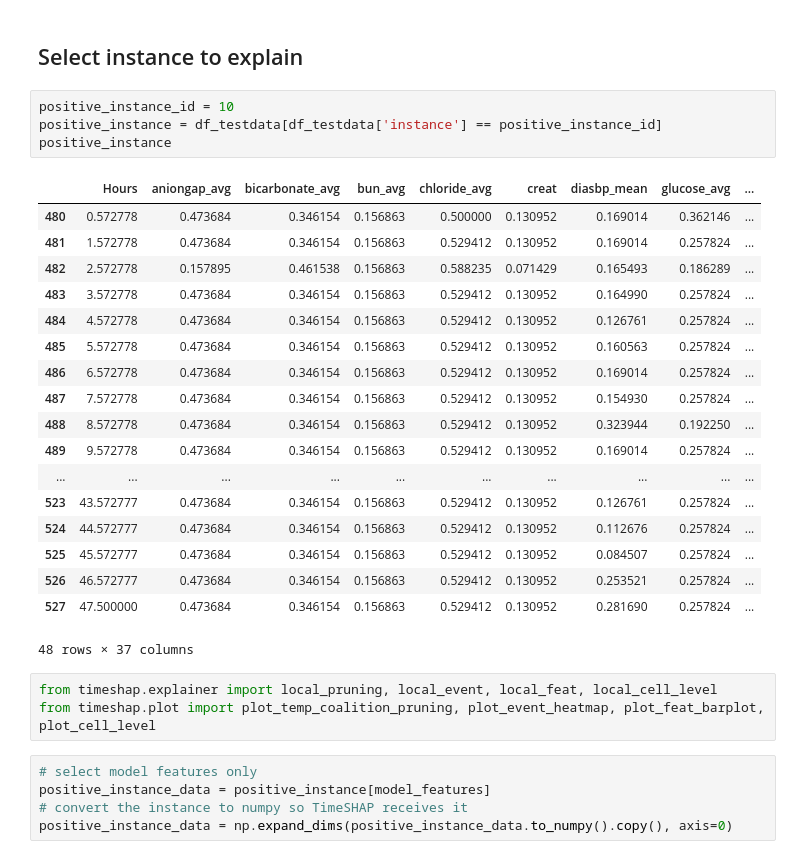
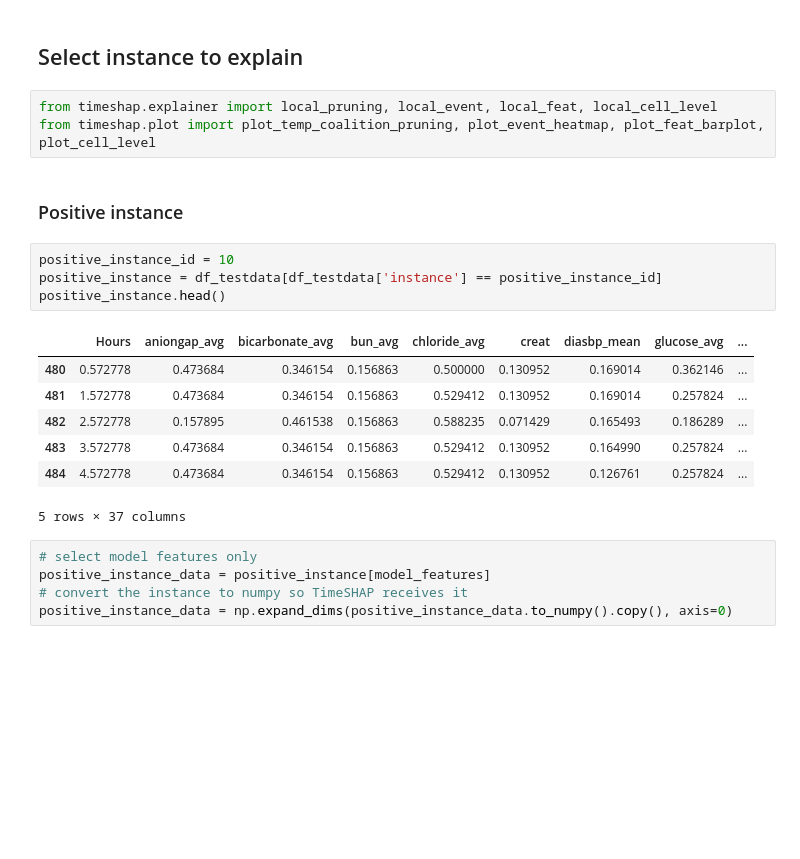
Before and after one commit to charicf/DoctorDisease2.0_AKI, a Jupyter notebook: ml_model/Explainability.ipynb, the cells around one changed output. Drawn from its saved outputs; the diff is of its cells as text; blank space fills up the shorter version.

```diff
--- a/ml_model/Explainability.ipynb
+++ b/ml_model/Explainability.ipynb
@@ -606,32 +606,23 @@ average_sequence = calc_avg_sequence_v2(df_testdata,
                                      entity_col=sequence_id_feat)
 # %% [markdown]
 ## Select instance to explain
-# %%
-positive_instance_id = 10
-positive_instance = df_testdata[df_testdata['instance'] == positive_instance_id]
-positive_instance
-# %% [output]
-|  | Hours | aniongap_avg | bicarbonate_avg | bun_avg | chloride_avg | creat | diasbp_mean | glucose_avg | ... |
-| 480 | 0.572778 | 0.473684 | 0.346154 | 0.156863 | 0.500000 | 0.130952 | 0.169014 | 0.362146 | ... |
-| 481 | 1.572778 | 0.473684 | 0.346154 | 0.156863 | 0.529412 | 0.130952 | 0.169014 | 0.257824 | ... |
-| 482 | 2.572778 | 0.157895 | 0.461538 | 0.156863 | 0.588235 | 0.071429 | 0.165493 | 0.186289 | ... |
-| 483 | 3.572778 | 0.473684 | 0.346154 | 0.156863 | 0.529412 | 0.130952 | 0.164990 | 0.257824 | ... |
-| 484 | 4.572778 | 0.473684 | 0.346154 | 0.156863 | 0.529412 | 0.130952 | 0.126761 | 0.257824 | ... |
-| 485 | 5.572778 | 0.473684 | 0.346154 | 0.156863 | 0.529412 | 0.130952 | 0.160563 | 0.257824 | ... |
-| 486 | 6.572778 | 0.473684 | 0.346154 | 0.156863 | 0.529412 | 0.130952 | 0.169014 | 0.257824 | ... |
-| 487 | 7.572778 | 0.473684 | 0.346154 | 0.156863 | 0.529412 | 0.130952 | 0.154930 | 0.257824 | ... |
-| 488 | 8.572778 | 0.473684 | 0.346154 | 0.156863 | 0.529412 | 0.130952 | 0.323944 | 0.192250 | ... |
-| 489 | 9.572778 | 0.473684 | 0.346154 | 0.156863 | 0.529412 | 0.130952 | 0.169014 | 0.257824 | ... |
-| ... | ... | ... | ... | ... | ... | ... | ... | ... | ... |
-| 523 | 43.572777 | 0.473684 | 0.346154 | 0.156863 | 0.529412 | 0.130952 | 0.126761 | 0.257824 | ... |
-| 524 | 44.572777 | 0.473684 | 0.346154 | 0.156863 | 0.529412 | 0.130952 | 0.112676 | 0.257824 | ... |
-| 525 | 45.572777 | 0.473684 | 0.346154 | 0.156863 | 0.529412 | 0.130952 | 0.084507 | 0.257824 | ... |
-| 526 | 46.572777 | 0.473684 | 0.346154 | 0.156863 | 0.529412 | 0.130952 | 0.253521 | 0.257824 | ... |
-| 527 | 47.500000 | 0.473684 | 0.346154 | 0.156863 | 0.529412 | 0.130952 | 0.281690 | 0.257824 | ... |
-48 rows × 37 columns
 # %%
 from timeshap.explainer import local_pruning, local_event, local_feat, local_cell_level
 from timeshap.plot import plot_temp_coalition_pruning, plot_event_heatmap, plot_feat_barplot, plot_cell_level
+# %% [markdown]
+### Positive instance
+# %%
+positive_instance_id = 10
+positive_instance = df_testdata[df_testdata['instance'] == positive_instance_id]
+positive_instance.head()
+# %% [output]
+|  | Hours | aniongap_avg | bicarbonate_avg | bun_avg | chloride_avg | creat | diasbp_mean | glucose_avg | ... |
+| 480 | 0.572778 | 0.473684 | 0.346154 | 0.156863 | 0.500000 | 0.130952 | 0.169014 | 0.362146 | ... |
+| 481 | 1.572778 | 0.473684 | 0.346154 | 0.156863 | 0.529412 | 0.130952 | 0.169014 | 0.257824 | ... |
+| 482 | 2.572778 | 0.157895 | 0.461538 | 0.156863 | 0.588235 | 0.071429 | 0.165493 | 0.186289 | ... |
+| 483 | 3.572778 | 0.473684 | 0.346154 | 0.156863 | 0.529412 | 0.130952 | 0.164990 | 0.257824 | ... |
+| 484 | 4.572778 | 0.473684 | 0.346154 | 0.156863 | 0.529412 | 0.130952 | 0.126761 | 0.257824 | ... |
+5 rows × 37 columns
 # %%
 # select model features only
 positive_instance_data = positive_instance[model_features]
```
Also changed, not shown: parts of 22 cells of this notebook.
